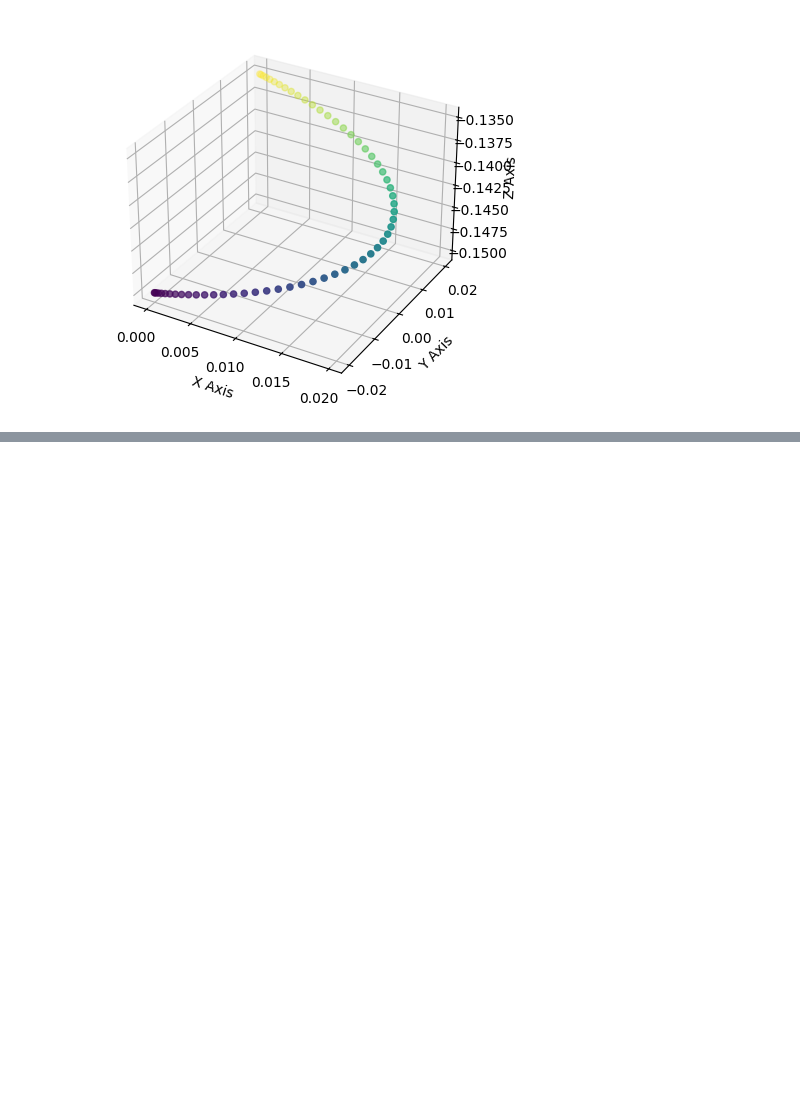
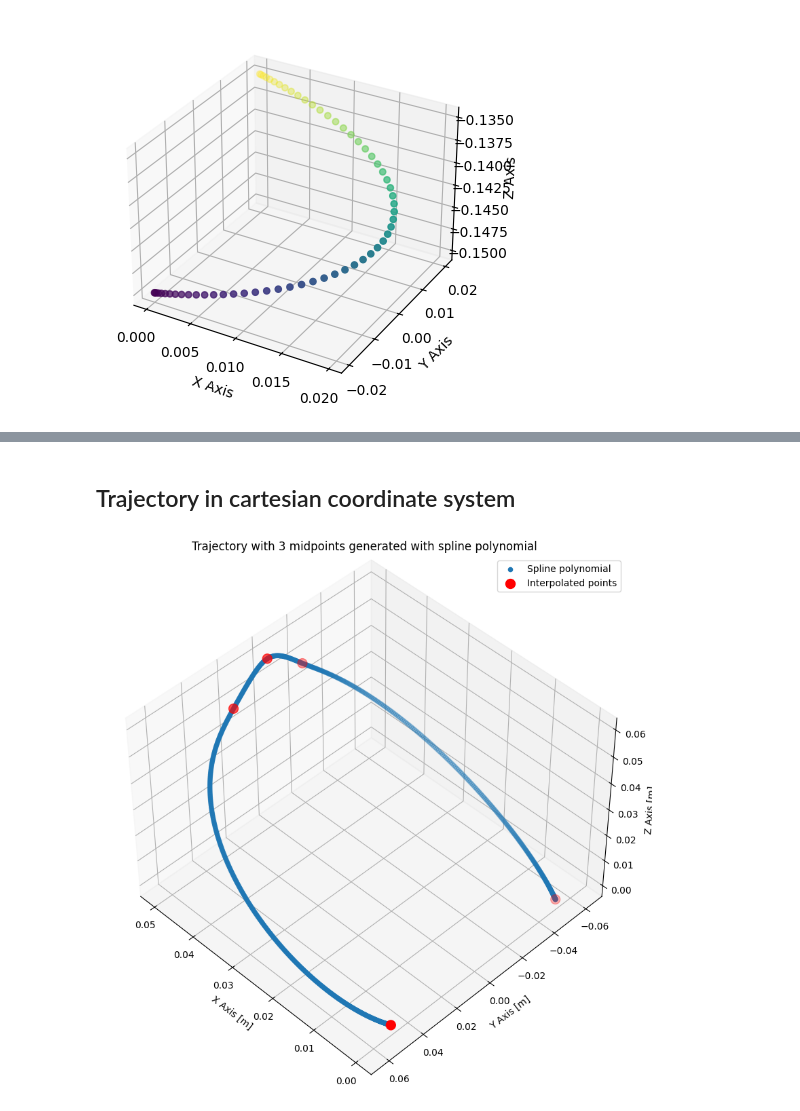
Before and after one commit to HexapodBionik/kinematics, a Jupyter notebook: joint_space_trajectory/joint_space_trajectory.ipynb, the cells around one changed output, grey strips where cells are left out. Drawn from its saved outputs; the diff is of its cells as text; code cells hidden in the pictures; blank space fills up the shorter version.

```diff
--- a/joint_space_trajectory/joint_space_trajectory.ipynb
+++ b/joint_space_trajectory/joint_space_trajectory.ipynb
@@ -110,0 +173,37 @@ Text(0.5, 0, 'Z Axis')
+# %% [markdown]
+## Trajectory in cartesian coordinate system
+# %%
+x_points = []
+y_points = []
+z_points = []
+
+theta1 = polys[0](x)
+theta2 = polys[1](x)
+theta3 = polys[2](x)
+for i in range(len(x)):
+    forward_coordinates = kinematics_solver.forward(theta1[i], theta2[i], theta3[i])
+    x_points.append(forward_coordinates[0])
+    y_points.append(forward_coordinates[1])
+    z_points.append(forward_coordinates[2])
+
+# Create a 3D scatter plot
+fig = plt.figure(figsize=(10, 10))
+ax = fig.add_subplot(111, projection='3d')
+ax.set_title(label="Trajectory with 3 midpoints generated with spline polynomial")
+scatter = ax.scatter(x_points, y_points, z_points, marker='o', label="Spline polynomial")
+ax.view_init(elev=45, azim=135)
+coordinate_points_x = [x[0] for x in coordinates]
+coordinate_points_y = [x[1] for x in coordinates]
+coordinate_points_z = [x[2] for x in coordinates]
+ax.scatter(coordinate_points_x, coordinate_points_y, coordinate_points_z, color='red', s=100, label="Interpolated points")
+
+# Add labels
+ax.set_xlabel('X Axis [m]')
+ax.set_ylabel('Y Axis [m]')
+ax.set_zlabel('Z Axis [m]')
+ax.legend()
+
+# Show the interactive plot
+plt.show()
+# %% [output]
+[figure, added]
```
Also changed, not shown: parts of 12 cells of this notebook, 2 other files.
